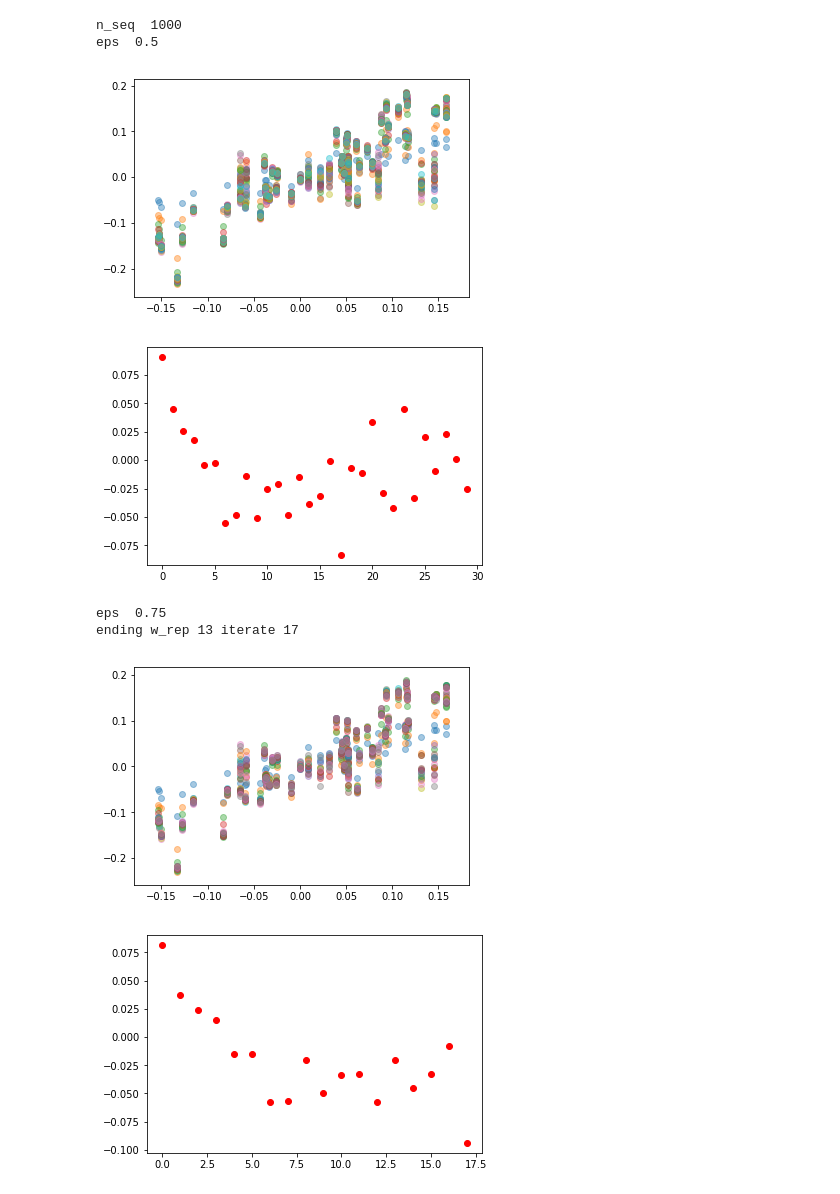
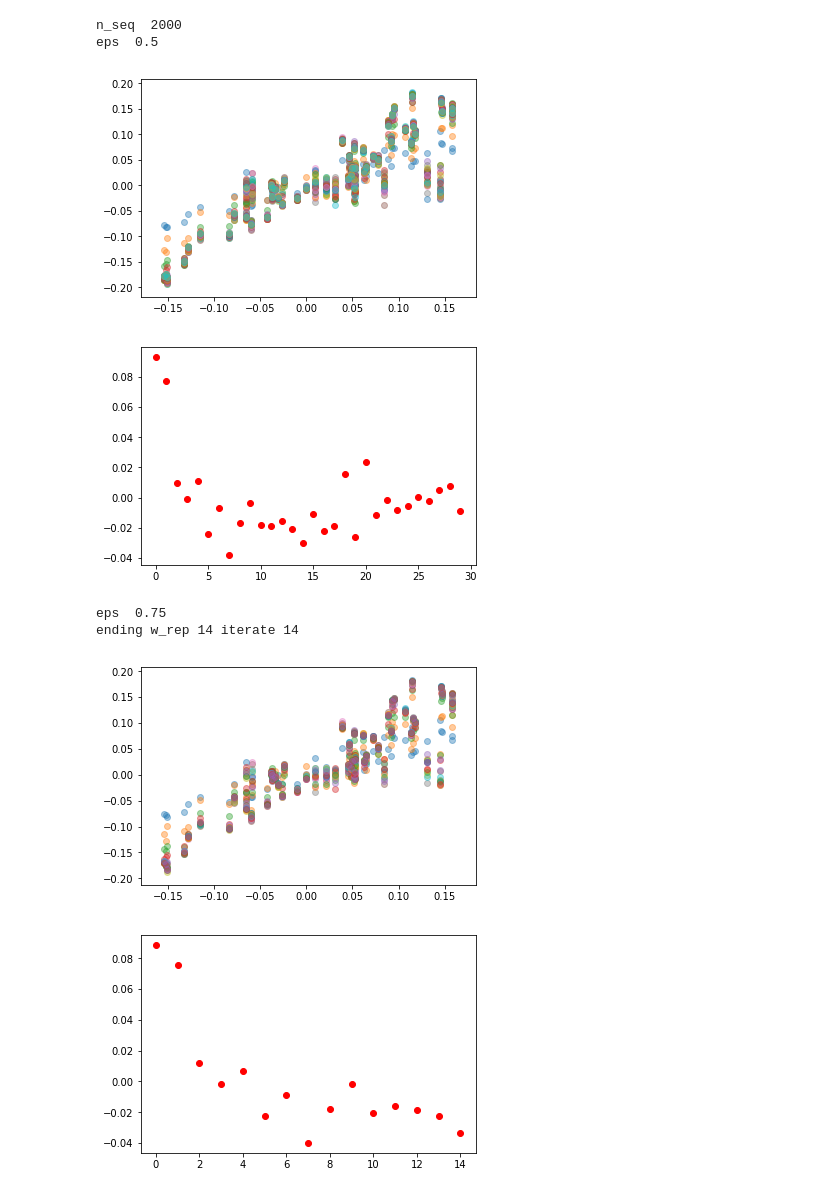
Before and after one commit to danhtaihoang/boltzmannmachine, a Jupyter notebook: s-machine_rbm.ipynb, the cells around one changed output. Cells and saved outputs as stored; diff of their text form; code cells hidden in the pictures.

```diff
--- a/s-machine_rbm.ipynb
+++ b/s-machine_rbm.ipynb
@@ -230,4 +57,0 @@ final  350 6.984979163530228
-# %%
-n_var,n_seq = 60,6000
-np.random.seed(0)
-w_true,seqs,probs,energies = generate_seqs(n_var,n_seq)
@@ -995,23 +57,0 @@ def eps_machine_rbm3(w,s,eps_scale=.01,max_iter=50,alpha=0.1,cov=False,RBM=0):
-# %%
-n_var,n_seq = 10,100000
-np.random.seed(0)
-RBM0=4
-
-w_true,seqs,probs,energies = generate_seqs(n_var,n_seq,large=False,num_large=0,RBM=RBM0)
-for n_part in range(3000,100001,15000):
-    print('n_seq ',n_part)
-    print('rbm3 ')
-    for eps in [0.01,0.1,0.2]:
-        np.random.seed(13)
-        if RBM0 == 0:
-            w_trial = np.zeros(n_var+int((n_var-1)*n_var*0.5)) -0.5
-        else:
-            w_trial = np.random.rand(n_var+(n_var-RBM0)*RBM0)-0.5
-#        eps_machine_rbm(w_trial,seqs[:n_part],max_iter=int(50/eps),eps_scale=eps,cov=False,RBM=RBM0)
-
-        eps_machine_rbm3(w_trial,seqs[:n_part],max_iter=int(30/eps),eps_scale=eps,cov=False,RBM=RBM0)
-
-        plt.scatter(w_true,w_trial,alpha=0.4)
-    plt.plot(w_true,w_true,'k')
-    plt.show()
-    plt.close()
@@ -1214,11 +195,0 @@ w_true,seqs,probs,energies = generate_seqs(n_var,n_seq,large=False,num_large=0,R
-# %%
-for n_part in range(5000,20001,5000):
-    print('n_seq ',n_part)
-    for eps in [.75]:#np.arange(3000./float(n_part),9001./float(n_part),3000./float(n_part)):#,0.1,0.2]:
-        print('eps ',eps)
-        np.random.seed(9)
-        if RBM0 == 0:
-            w_trial = np.zeros(n_var+int((n_var-1)*n_var*0.5)) #-0.5
-        else:
-            w_trial = np.random.rand(n_var+(n_var-RBM0)*RBM0) - 0.5
-        eps_machine_rbm_EM(w_true,w_trial,seqs[:n_part],max_iter=50,eps_scale=eps,RBM=RBM0)
@@ -1248,22 +199,23 @@ np.random.seed(0)
 RBM0=0
 w_true,seqs,probs,energies = generate_seqs(n_var,n_seq,large=False,num_large=0,RBM=RBM0)
 # %%
-for n_part in range(1000,60001,20000):
+#for n_part in range(1000,60001,20000):
+for n_part in range(2000,5001,2000):
     print('n_seq ',n_part)
     for eps in [0.5,0.75]: #np.arange(300./float(n_part),901./float(n_part),300./float(n_part)):#,0.1,0.2]:
         print('eps ',eps)
         np.random.seed(13)
         if RBM0 == 0:
             w_trial = np.zeros(n_var+int((n_var-1)*n_var*0.5)) #-0.5
         else:
             w_trial = np.random.rand(n_var+(n_var-RBM0)*RBM0) - 0.5
         eps_machine_rbm_EM(w_true,w_trial,seqs[:n_part],max_iter=30,eps_scale=eps,RBM=RBM0)
 # %% [output]
-n_seq  1000
+n_seq  2000
 eps  0.5
-[figure, old version]
+[figure, new version]
-[figure, old version]
+[figure, new version]
 eps  0.75
-ending w_rep 13 iterate 17
+ending w_rep 14 iterate 14
-[figure, old version]
+[figure, new version]
-[figure, old version]
+[figure, new version]
```
Also changed, not shown: parts of 29 cells of this notebook, 4 other files.
